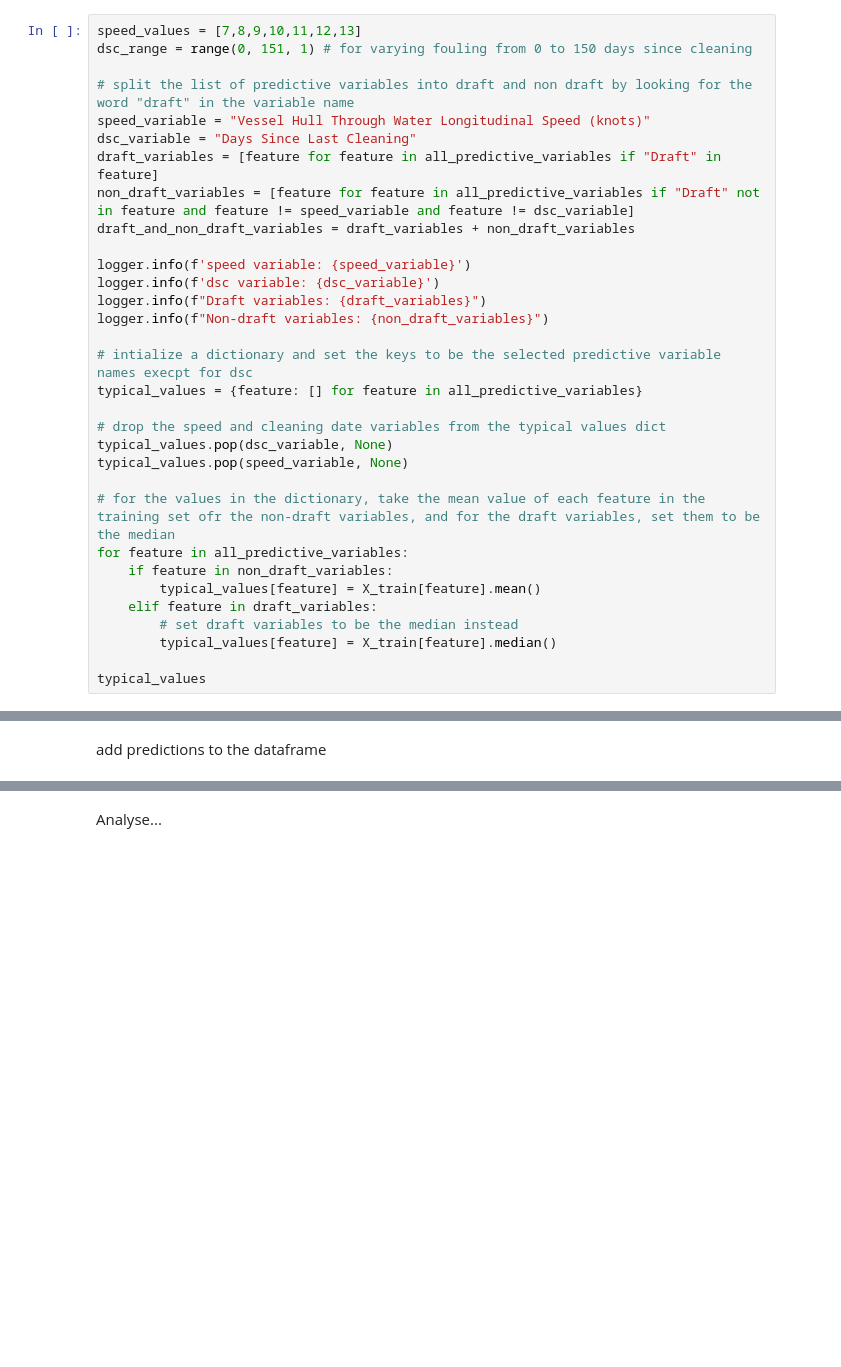
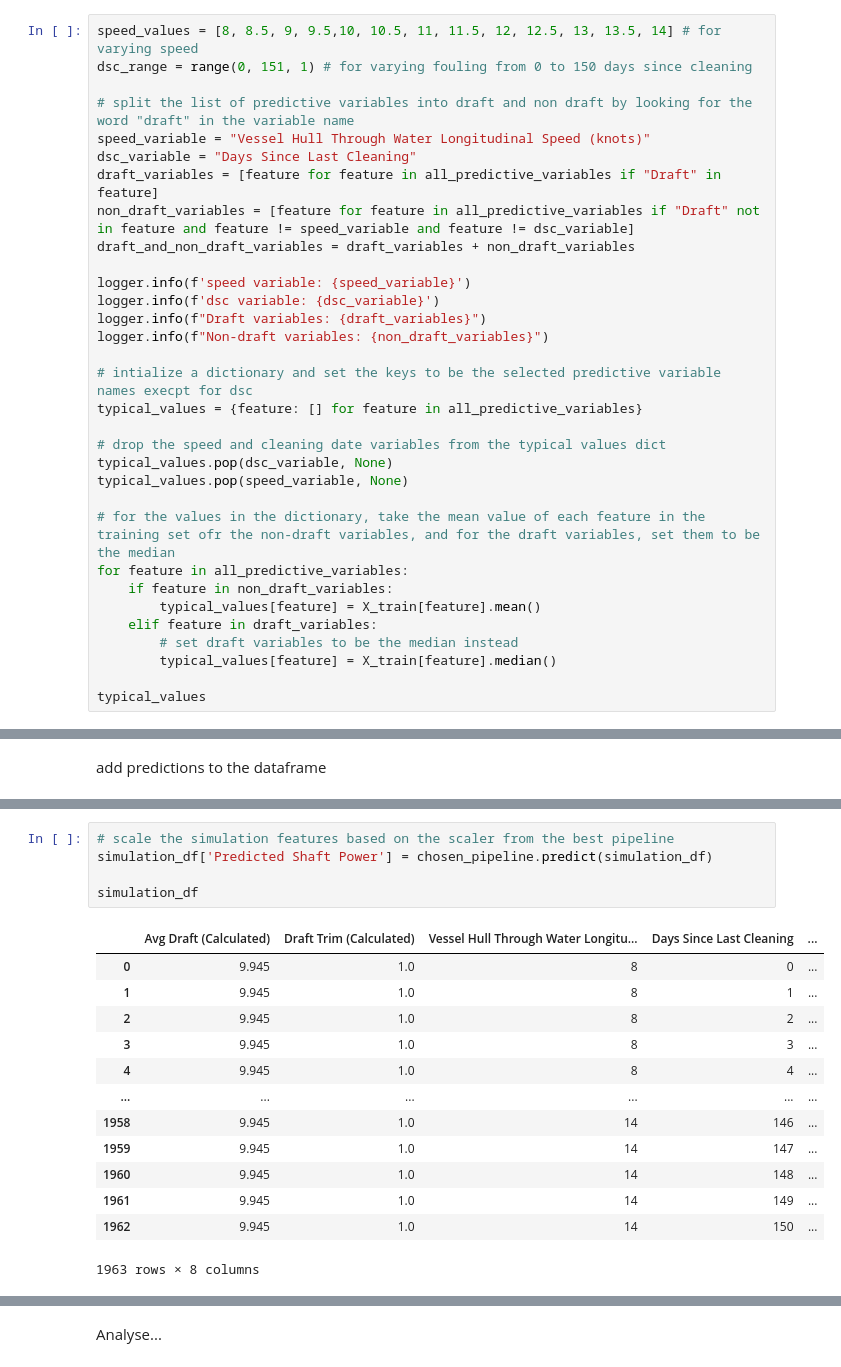
Before and after one commit to AugustBjerg/Master-s-thesis, a Jupyter notebook: code/modelling/notebooks/experimental.ipynb, the cells around one changed output, grey strips where cells are left out. Drawn from its saved outputs; the diff is of its cells as text; blank space fills up the shorter version.

```diff
--- a/code/modelling/notebooks/experimental.ipynb
+++ b/code/modelling/notebooks/experimental.ipynb
@@ -239,7 +294,7 @@ for feature in all_predictive_variables:
 # %% [markdown]
 Setting the values...
 # %%
-speed_values = [7,8,9,10,11,12,13]
+speed_values = [8, 8.5, 9, 9.5,10, 10.5, 11, 11.5, 12, 12.5, 13, 13.5, 14] # for varying speed
 dsc_range = range(0, 151, 1) # for varying fouling from 0 to 150 days since cleaning
 
 # split the list of predictive variables into draft and non draft by looking for the word "draft" in the variable name
@@ -335,0 +364,19 @@ simulation_df
+# %%
+# scale the simulation features based on the scaler from the best pipeline
+simulation_df['Predicted Shaft Power'] = chosen_pipeline.predict(simulation_df)
+
+simulation_df
+# %% [output]
+|  | Avg Draft (Calculated) | Draft Trim (Calculated) | Vessel Hull Through Water Longitu... | Days Since Last Cleaning | ... |
+| 0 | 9.945 | 1.0 | 8 | 0 | ... |
+| 1 | 9.945 | 1.0 | 8 | 1 | ... |
+| 2 | 9.945 | 1.0 | 8 | 2 | ... |
+| 3 | 9.945 | 1.0 | 8 | 3 | ... |
+| 4 | 9.945 | 1.0 | 8 | 4 | ... |
+| ... | ... | ... | ... | ... | ... |
+| 1958 | 9.945 | 1.0 | 14 | 146 | ... |
+| 1959 | 9.945 | 1.0 | 14 | 147 | ... |
+| 1960 | 9.945 | 1.0 | 14 | 148 | ... |
+| 1961 | 9.945 | 1.0 | 14 | 149 | ... |
+| 1962 | 9.945 | 1.0 | 14 | 150 | ... |
+1963 rows × 8 columns
```
Also changed, not shown: parts of 22 cells of this notebook, 1 other file.
